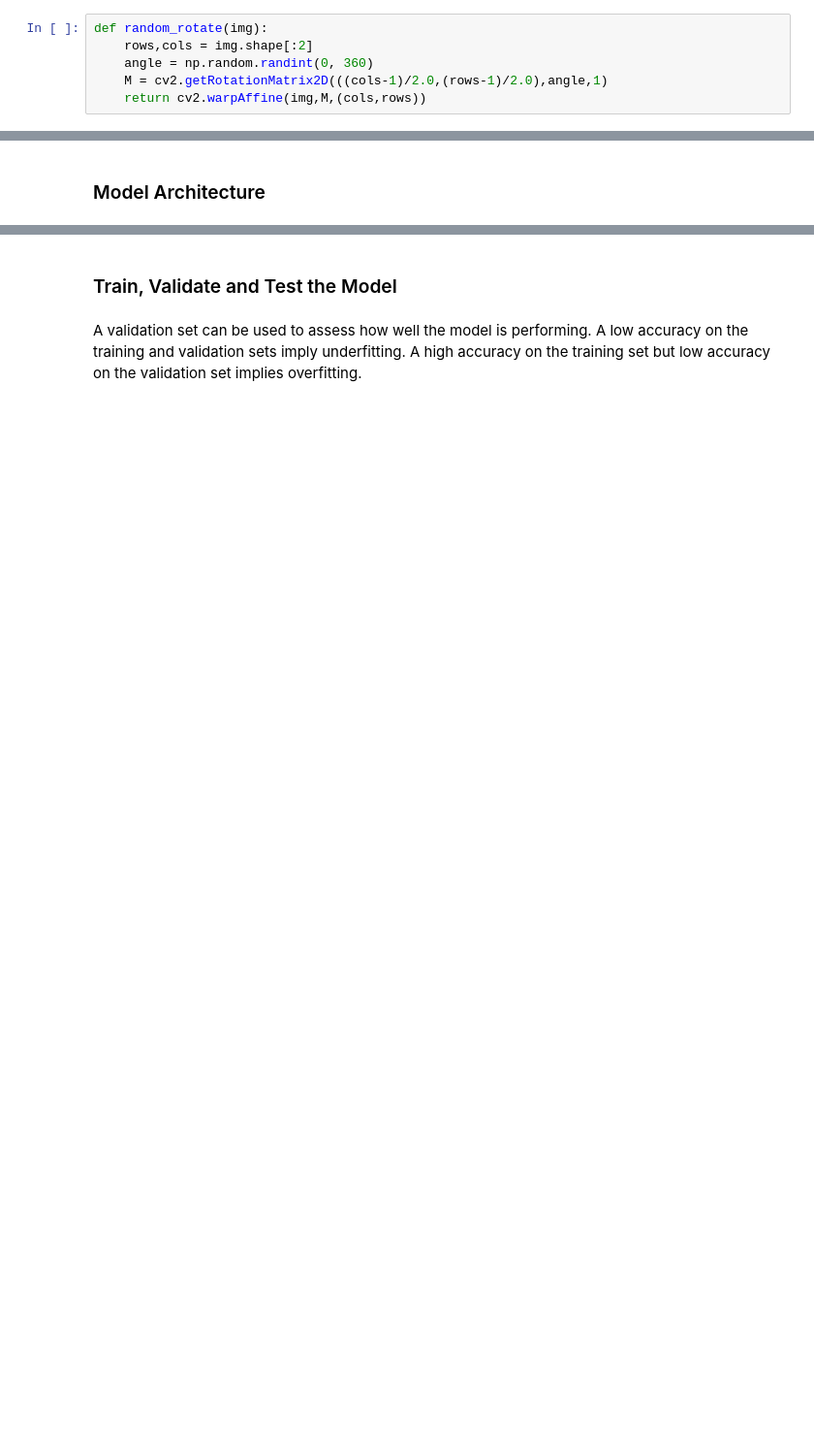
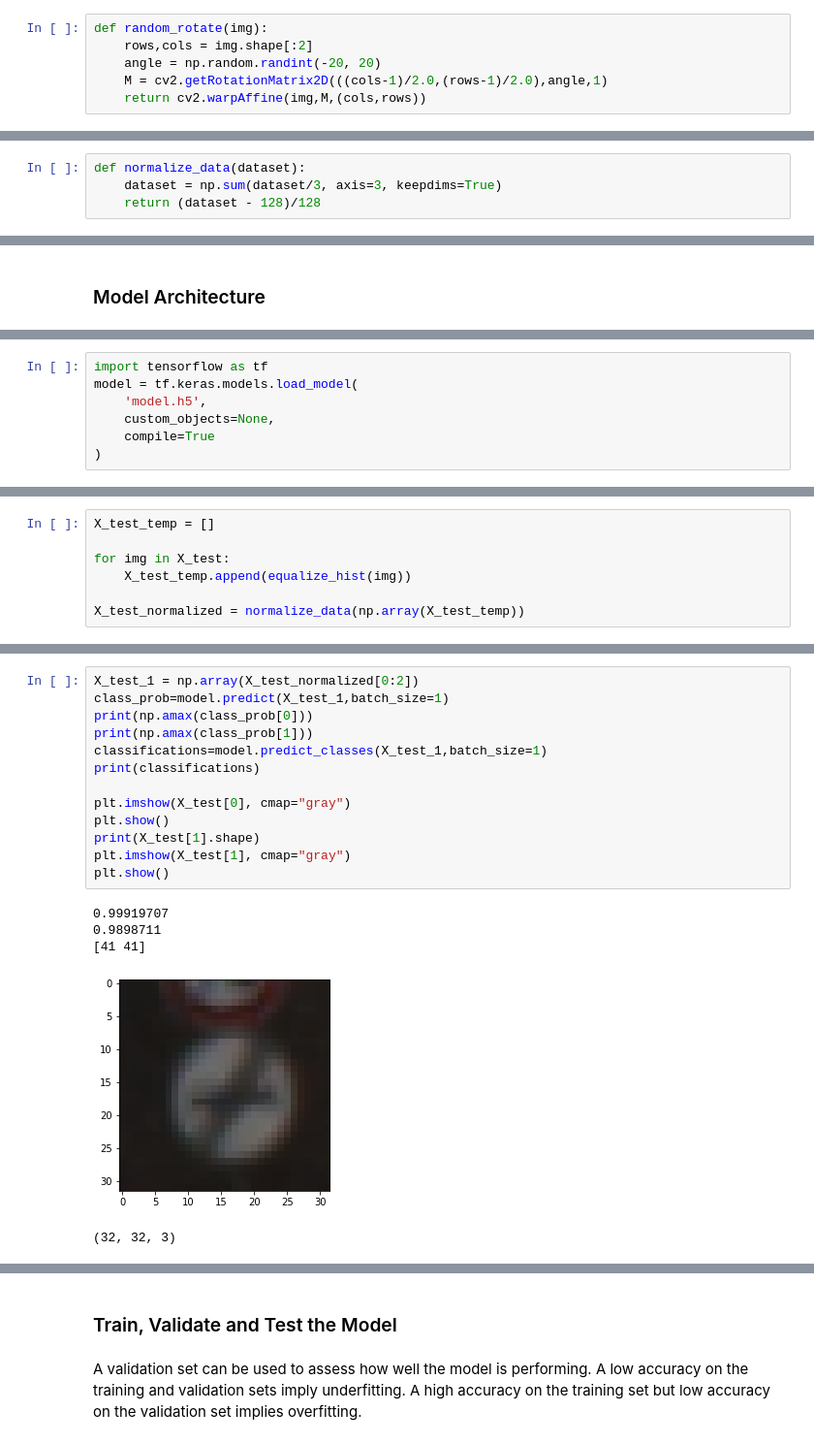
Before and after one commit to sebkaster/CarND-Traffic-Sign-Classifier-Project, a Jupyter notebook: Traffic_Sign_Classifier.ipynb, the cells around one changed output, grey strips where cells are left out. Shown at 97% size. Saved outputs shown, nothing was run; the diff lists cells and outputs as text; blank space fills up the shorter version.

Commit message:
finished training of model

```diff
--- a/Traffic_Sign_Classifier.ipynb
+++ b/Traffic_Sign_Classifier.ipynb
@@ -195,7 +218,7 @@ def random_scale(img):
 # %%
 def random_rotate(img):
     rows,cols = img.shape[:2]
-    angle = np.random.randint(0, 360)
+    angle = np.random.randint(-20, 20)
     M = cv2.getRotationMatrix2D(((cols-1)/2.0,(rows-1)/2.0),angle,1)
     return cv2.warpAffine(img,M,(cols,rows))
 # %%
@@ -227,6 +250,10 @@ def random_warp(img):
     dst = cv2.warpAffine(img,M,(num_cols,num_rows))
 
     return dst
+# %%
+def normalize_data(dataset):
+    dataset = np.sum(dataset/3, axis=3, keepdims=True)
+    return (dataset - 128)/128
 # %%
 plt.imshow(X_train[0])
 plt.show()
@@ -384,0 +427,7 @@ Epoch 10/10
+# %%
+import tensorflow as tf
+model = tf.keras.models.load_model(
+    'model.h5',
+    custom_objects=None,
+    compile=True
+)
@@ -398,0 +459,7 @@ test:  0.91752636
+# %%
+X_test_temp = []
+
+for img in X_test:
+    X_test_temp.append(equalize_hist(img))
+
+X_test_normalized = normalize_data(np.array(X_test_temp))
@@ -398,0 +472,19 @@ test:  0.91752636
+# %%
+X_test_1 = np.array(X_test_normalized[0:2])
+class_prob=model.predict(X_test_1,batch_size=1)
+print(np.amax(class_prob[0]))
+print(np.amax(class_prob[1]))
+classifications=model.predict_classes(X_test_1,batch_size=1)
+print(classifications)
+
+plt.imshow(X_test[0], cmap="gray")
+plt.show()
+print(X_test[1].shape)
+plt.imshow(X_test[1], cmap="gray")
+plt.show()
+# %% [output]
+0.99919707
+0.9898711
+[41 41]
+[figure, added]
+(32, 32, 3)
```
Also changed, not shown: parts of 25 cells of this notebook, 9 other files.
